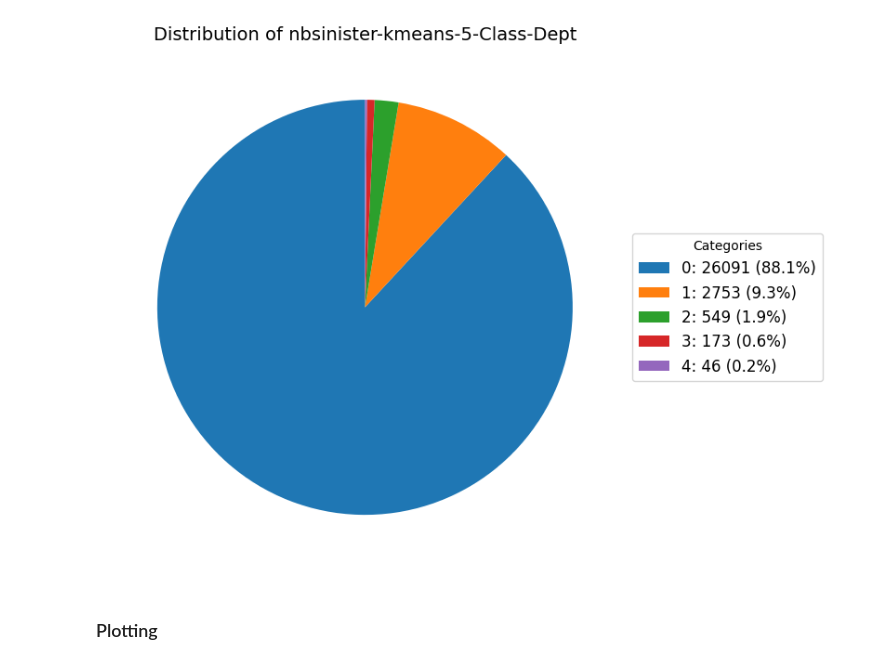
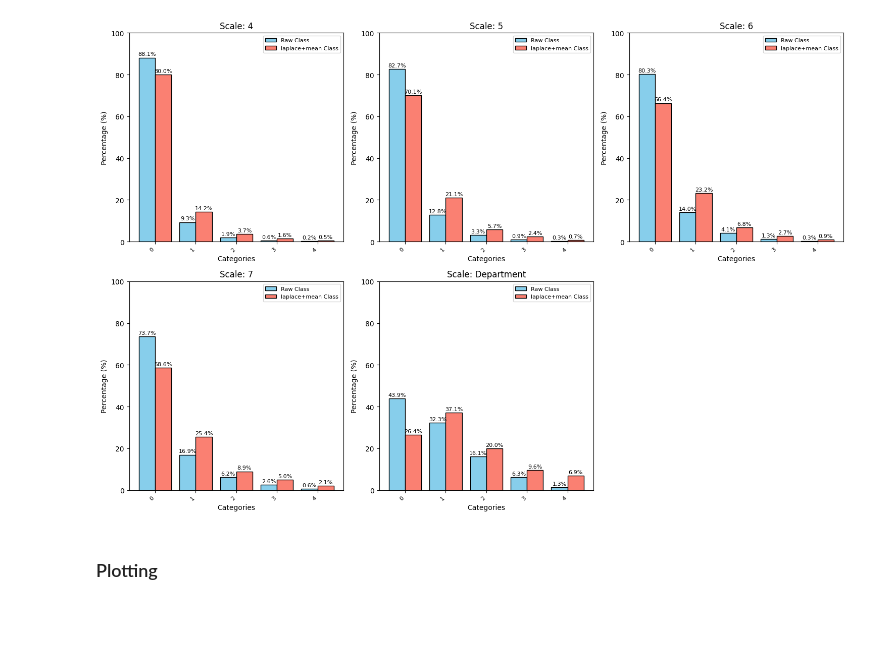
Before and after one commit to NicolasCaronPro/ST-GNN-for-wildifre-prediction, a Jupyter notebook: Prediction/GNN/check_dataframes.ipynb, the cells around one changed output. Saved outputs shown, nothing was run; the diff lists cells and outputs as text; code cells hidden in the pictures; blank space fills up the shorter version.

```diff
--- a/Prediction/GNN/check_dataframes.ipynb
+++ b/Prediction/GNN/check_dataframes.ipynb
@@ -10,6 +10,26 @@ from features import *
 path_to_dfs = Path('firemen/firepoint/2x2/train/occurence_default/')
 
 name = 'df_train_full_0_all_4_0_risk-size-watershed_node.pkl'
+name1 = 'df_train_full_0_all_5_0_risk-size-watershed_node.pkl'
+name2 = 'df_train_full_0_all_6_0_risk-size-watershed_node.pkl'
+name3 = 'df_train_full_0_all_7_0_risk-size-watershed_node.pkl'
+name4 = 'df_train_full_0_all_departement_0_None_node.pkl'
 
 df_test = read_object(name, path_to_dfs)
+df_test['Scale'] = 4
+
+df_test1 = read_object(name1, path_to_dfs)
+df_test1['Scale'] = 5
+
+df_test2 = read_object(name2, path_to_dfs)
+df_test2['Scale'] = 6
+
+df_test3 = read_object(name3, path_to_dfs)
+df_test3['Scale'] = 7
+
+df_test4 = read_object(name4, path_to_dfs)
+df_test4['Scale'] = 'Department'
+
+
+df_test = pd.concat((df_test, df_test1, df_test2, df_test3, df_test4)).reset_index(drop=True)
 # %%
@@ -69,4 +38,0 @@ def plot_pie_chart(data, column_name):
-# %%
-plot_pie_chart(df_test, 'nbsinister-kmeans-5-Class-Dept')
-# %% [output]
-[figure, removed]
@@ -73,3 +141,9 @@ plot_pie_chart(df_test, 'nbsinister-kmeans-5-Class-Dept')
+# %%
+df_test.rename({'nbsinister-kmeans-5-Class-Dept' : 'Raw Class', 'nbsinister-kmeans-5-Class-Dept-laplace+mean-Specialized' : 'laplace+mean Class'}, inplace=True, axis=1)
+# %%
+plot_bar_chart_by_scale(df_test, column_name_1='Raw Class', column_name_2='laplace+mean Class', scale_column='Scale')
+# %% [output]
+[figure, added]
 # %% [markdown]
 ### Plotting
 # %%
```
Also changed, not shown: parts of 6 cells of this notebook, 37 other files.
